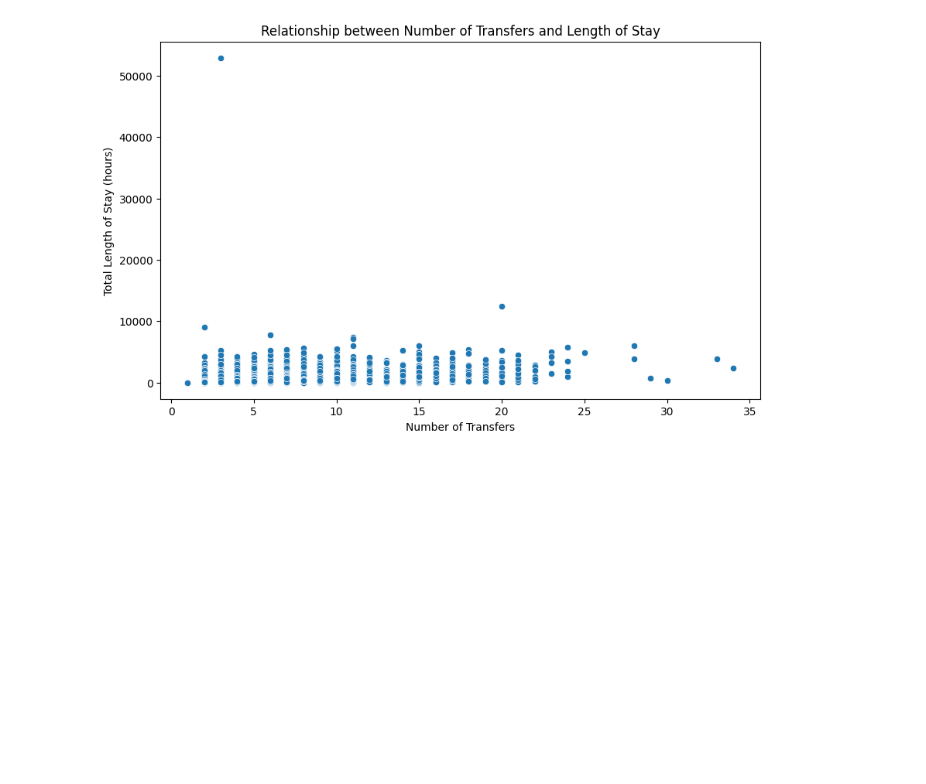
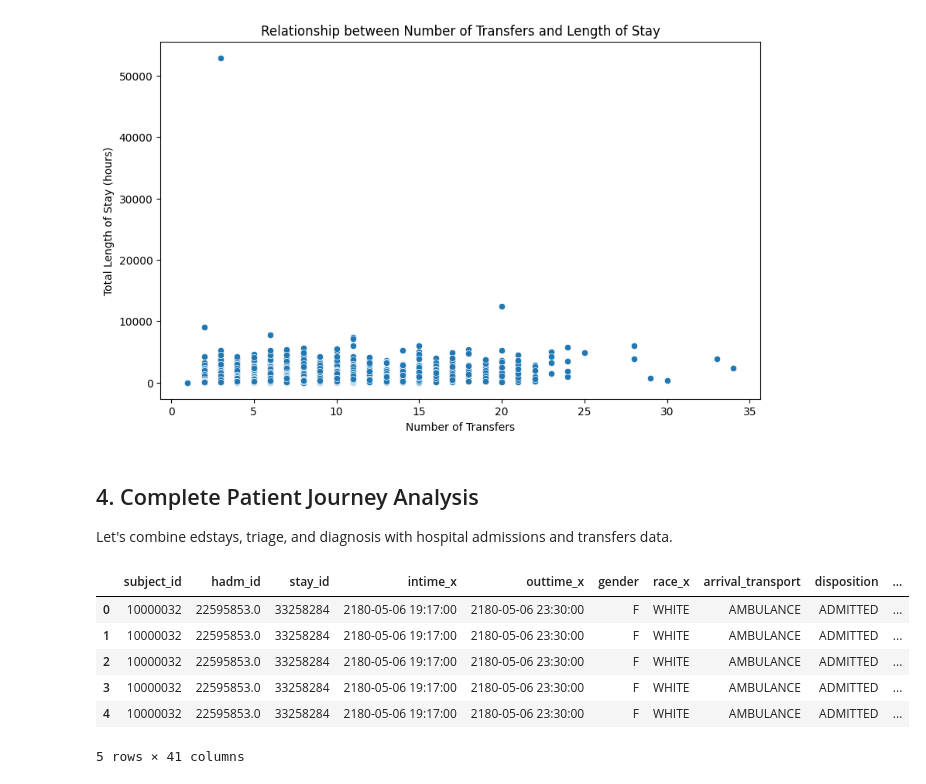
Before and after one commit to JewelsHovan/Milestone-I, a Jupyter notebook: src/FlowAnalysis.ipynb, the cells around one changed output. Cells and saved outputs as stored; diff of their text form; code cells hidden in the pictures; blank space fills up the shorter version.

```diff
--- a/src/FlowAnalysis.ipynb
+++ b/src/FlowAnalysis.ipynb
@@ -213,3 +209,42 @@ plt.show()
 # %% [output]
 [figure]
 [figure]
+# %% [markdown]
+## 4. Complete Patient Journey Analysis
+
+Let's combine edstays, triage, and diagnosis with hospital admissions and transfers data.
+# %%
+# Load datasets
+edstays_df = pd.read_csv(file_paths['edstays'])
+triage_df = pd.read_csv(file_paths['triage'])
+diagnosis_df = pd.read_csv(file_paths['diagnosis'])
+admissions_df = pd.read_csv(file_paths['admissions'])
+transfers_df = pd.read_csv(file_paths['transfers'])
+
+# Preprocess and merge datasets
+def preprocess_and_merge_data(edstays_df, triage_df, diagnosis_df, admissions_df, transfers_df):
+    # Convert datetime columns
+    datetime_columns = ['intime', 'outtime', 'admittime', 'dischtime']
+    for df in [edstays_df, triage_df, admissions_df, transfers_df]:
+        for col in datetime_columns:
+            if col in df.columns:
+                df[col] = pd.to_datetime(df[col])
+
+    # Merge datasets
+    merged_df = edstays_df.merge(triage_df, on=['subject_id', 'stay_id'], how='left')
+    merged_df = merged_df.merge(diagnosis_df, on=['subject_id', 'stay_id'], how='left')
+    merged_df = merged_df.merge(admissions_df, on=['subject_id', 'hadm_id'], how='left')
+    merged_df = merged_df.merge(transfers_df, on=['subject_id', 'hadm_id'], how='left')
+
+    return merged_df
+
+merged_df = preprocess_and_merge_data(edstays_df, triage_df, diagnosis_df, admissions_df, transfers_df)
+merged_df.head()
+# %% [output]
+|  | subject_id | hadm_id | stay_id | intime_x | outtime_x | gender | race_x | arrival_transport | disposition | ... |
+| 0 | 10000032 | 22595853.0 | 33258284 | 2180-05-06 19:17:00 | 2180-05-06 23:30:00 | F | WHITE | AMBULANCE | ADMITTED | ... |
+| 1 | 10000032 | 22595853.0 | 33258284 | 2180-05-06 19:17:00 | 2180-05-06 23:30:00 | F | WHITE | AMBULANCE | ADMITTED | ... |
+| 2 | 10000032 | 22595853.0 | 33258284 | 2180-05-06 19:17:00 | 2180-05-06 23:30:00 | F | WHITE | AMBULANCE | ADMITTED | ... |
+| 3 | 10000032 | 22595853.0 | 33258284 | 2180-05-06 19:17:00 | 2180-05-06 23:30:00 | F | WHITE | AMBULANCE | ADMITTED | ... |
+| 4 | 10000032 | 22595853.0 | 33258284 | 2180-05-06 19:17:00 | 2180-05-06 23:30:00 | F | WHITE | AMBULANCE | ADMITTED | ... |
+5 rows × 41 columns
```
Also changed, not shown: parts of 39 cells of this notebook, 6 other files.
